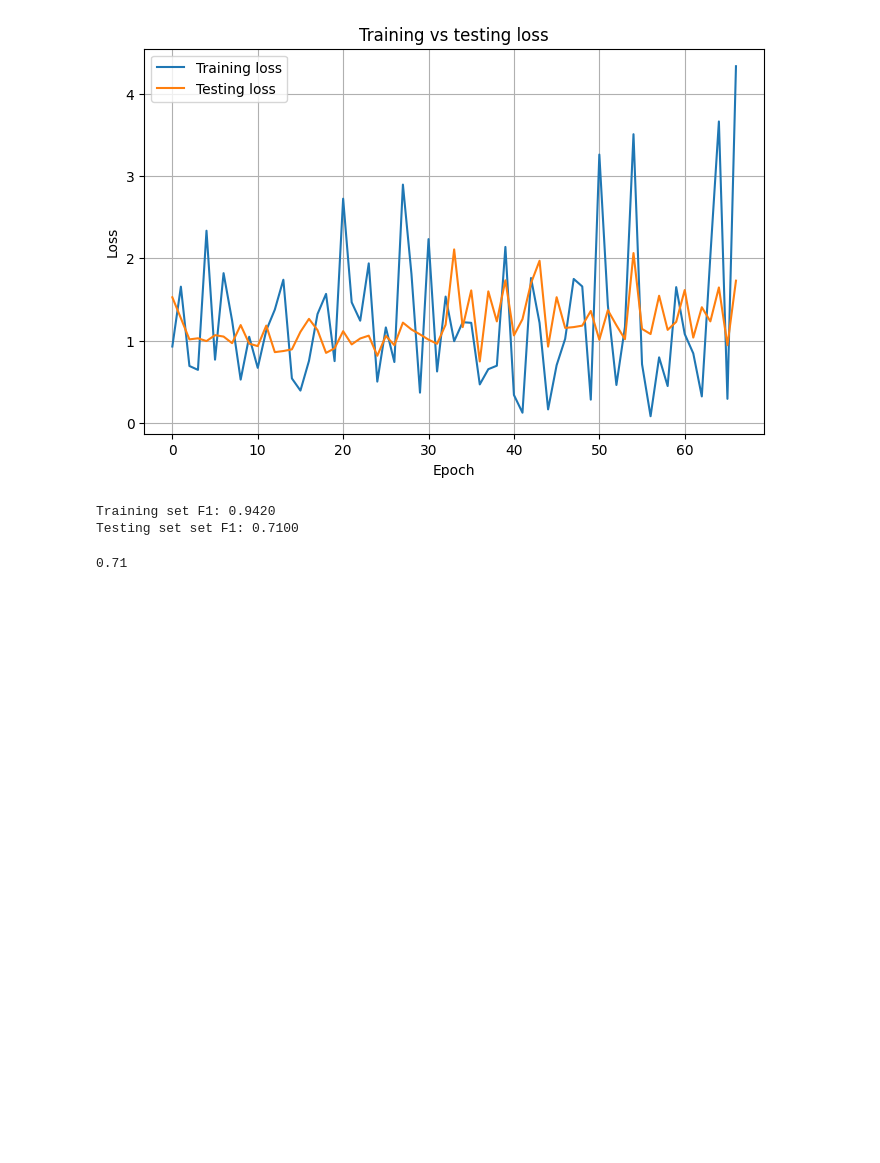
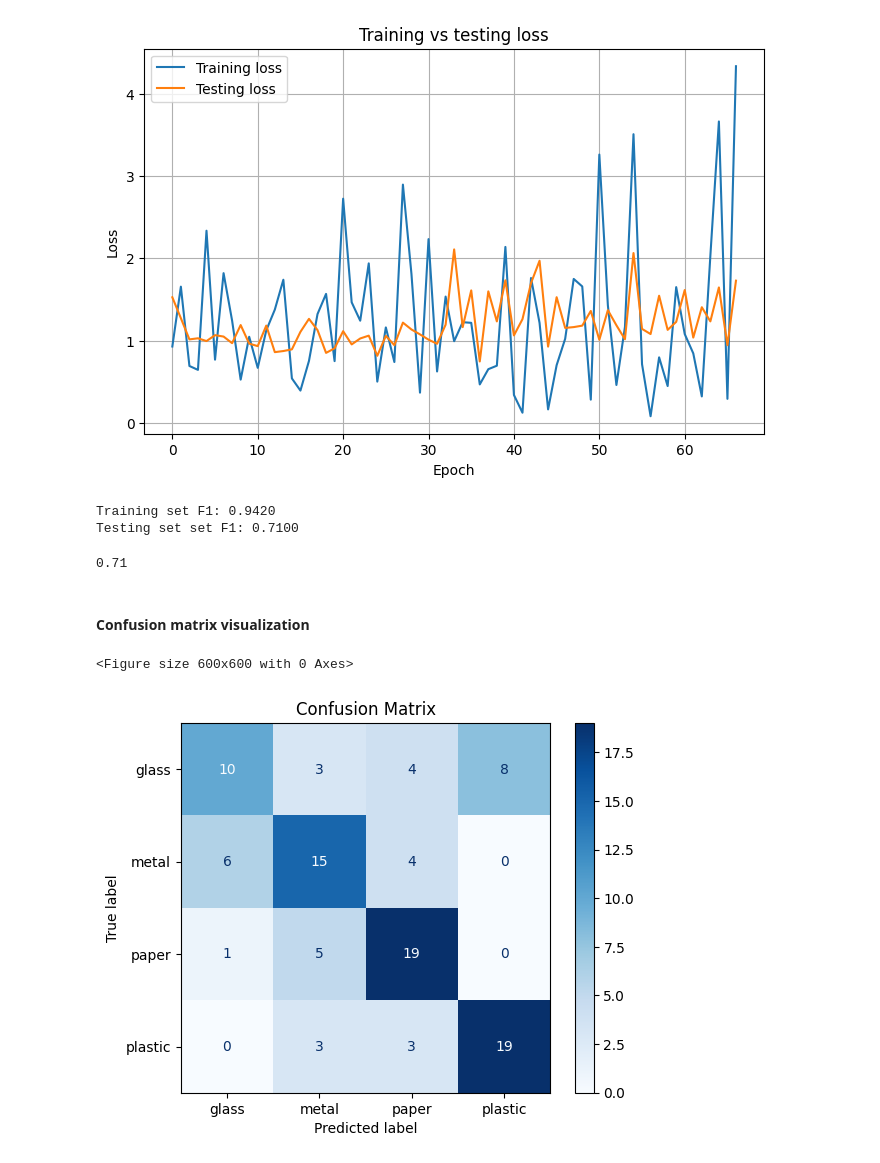
Before and after one commit to jihane1604/DSAI4101---Deep-learning---project, a Jupyter notebook: 60300310_project.ipynb, the cells around one changed output. Cells and saved outputs as stored; diff of their text form; code cells hidden in the pictures; blank space fills up the shorter version.

Commit message:
added conf matrix visual

```diff
--- a/60300310_project.ipynb
+++ b/60300310_project.ipynb
@@ -329,3 +330,29 @@ get_f1(model, test_loader, "Testing set set")
 Training set F1: 0.9420
 Testing set set F1: 0.7100
 0.71
+# %% [markdown]
+#### Confusion matrix visualization
+# %%
+model.eval()
+all_preds = []
+all_labels = []
+
+with torch.no_grad():
+    for X_batch, y_batch in test_loader:
+        X_batch, y_batch = X_batch.to(device), y_batch.to(device)
+        outputs = model(X_batch)
+        preds = outputs.argmax(dim=1)
+
+        all_preds.extend(preds.cpu().numpy())
+        all_labels.extend(y_batch.cpu().numpy())
+
+cm = confusion_matrix(all_labels, all_preds)
+disp = ConfusionMatrixDisplay(confusion_matrix=cm, display_labels = train_dataset.classes)
+
+plt.figure(figsize=(6, 6))
+disp.plot(cmap="Blues", values_format="d")
+plt.title("Confusion Matrix")
+plt.show()
+# %% [output]
+<Figure size 600x600 with 0 Axes>
+[figure, added]
```
Also changed, not shown: parts of 1 cell of this notebook.
